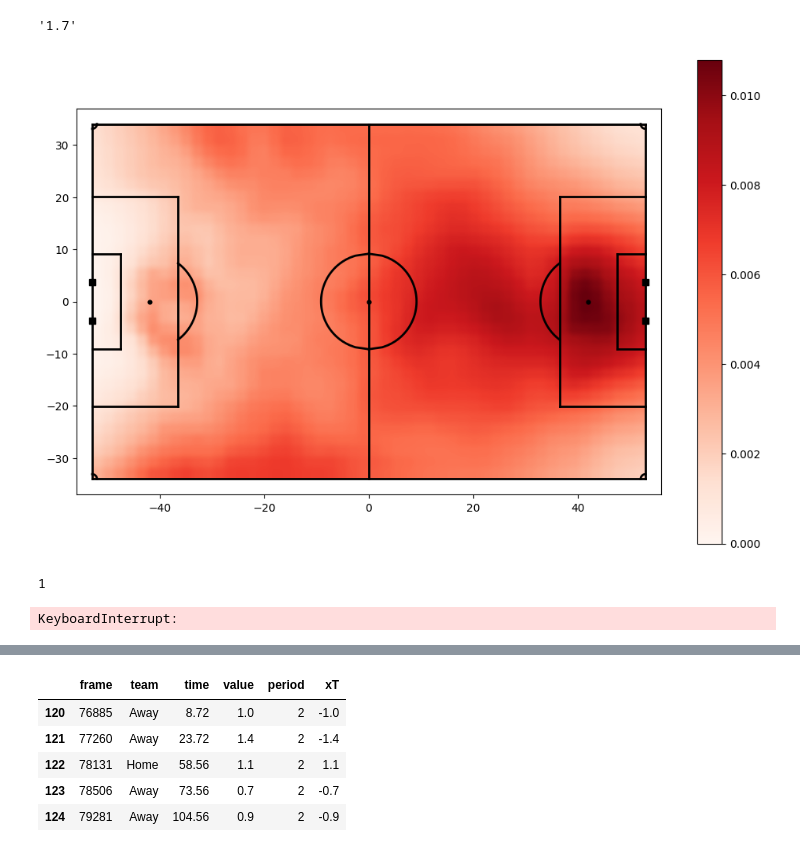
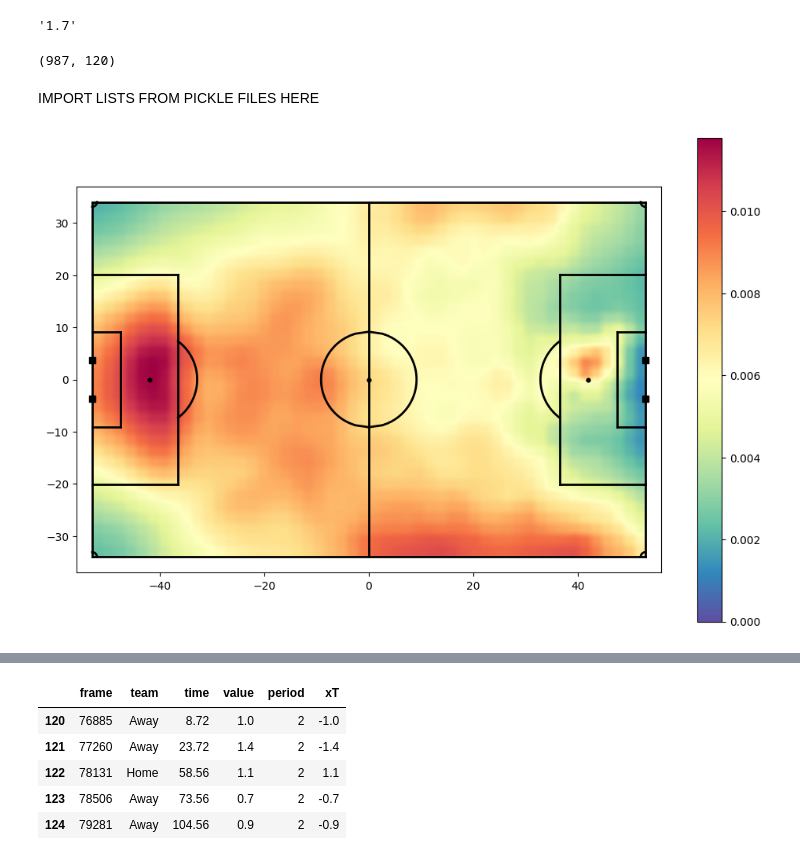
Before and after one commit to liammoore44/City-DS, a Jupyter notebook: notebooks/pitch_control_ss.ipynb, the cells around one changed output, grey strips where cells are left out. Drawn from its saved outputs; the diff is of its cells as text; code cells hidden in the pictures.

Commit message:
Data mapping and pitch control

```diff
--- a/notebooks/pitch_control_ss.ipynb
+++ b/notebooks/pitch_control_ss.ipynb
@@ -37,7 +37,7 @@ params=pc.parameters()
 # %%
 df = dataset.to_df()
 # %%
-frame = 14875
+frame = 15491
 attacking_team = df.loc[df.frame_id == frame, "ball_owning_team_id"].item().capitalize()
 attacking_team
 # %% [output]
@@ -110,20 +59,0 @@ plt.imshow(np.flipud(xT), extent=(xmin, xmax, np.amin(ygrid), np.amax(ygrid)),al
-# %%
-def generate_off_ball_scoring_opportunity_for_frame(frame, tracking_home, tracking_away, attacking_team, params, field_dimen = (106.,68.,), n_grid_cells_x = 50):
-
-    where_home_attacks = pc.where_home_team_attacks(tracking_home)
-    period=tracking_home.loc[frame]['Period']
-    if attacking_team=='Home':
-        if period==1:
-            where_attack=where_home_attacks
-        else:
-            where_attack=-where_home_attacks
-    else:
-        if period==1:
-            where_attack=-where_home_attacks
-        else:
-            where_attack=where_home_attacks
-
-    xG, xgrid, ygrid = generate_expected_threat_surface(where_attack, field_dimen = field_dimen, n_grid_cells_x = n_grid_cells_x)
-    rel_PPCF,xgrid,ygrid = viz.generate_relevant_pitch_for_frame(frame, tracking_home, tracking_away, attacking_team, params, field_dimen = field_dimen, n_grid_cells_x = n_grid_cells_x)
-
-    return(xG*rel_PPCF,xgrid,ygrid)
@@ -184,6 +86,10 @@ dataset = secondspectrum.load(
     only_alive=True)
 # %%
 x = dataset.to_df()
+# %%
+x[(x.ball_owning_team_id == "home") & (x.period_id == 1)].shape
+# %% [output]
+(987, 120)
 # %%
 frames = []
 team = []
@@ -217,7 +123,9 @@ with open('control_matrix_home_h2.pkl', 'wb') as f:
     pickle.dump(control_matrix_home_h2, f)
 with open('control_matrix_away_h2.pkl', 'wb') as f:
     pickle.dump(control_matrix_away_h2, f)
+# %% [markdown]
+IMPORT LISTS FROM PICKLE FILES HERE
 # %%
-result = np.zeros(control_matrix_away_h1[0].shape)
-for matrix in control_matrix_away_h1:
+result = np.zeros(control_matrix_home_h1[0].shape)
+for matrix in control_matrix_home_h1:
     result += matrix
@@ -230,19 +136,11 @@ xgrid = np.linspace( -field_dimen[0]/2., field_dimen[0]/2., 50)
 ygrid = np.linspace( -field_dimen[1]/2., field_dimen[1]/2., n_grid_cells_y )
 # %%
 fig,ax = viz.plot_pitch(field_color='white', field_dimen = field_dimen)
-im = ax.imshow(np.flipud(result), extent=(np.amin(xgrid), np.amax(xgrid), np.amin(ygrid), np.amax(ygrid)),interpolation='hanning',vmin=0.0,vmax=np.max(result),cmap="Reds")
+im = ax.imshow(np.flipud(result), extent=(np.amin(xgrid), np.amax(xgrid), np.amin(ygrid), np.amax(ygrid)),interpolation='hanning',vmin=0.0,vmax=np.max(result),cmap="Spectral_r")
 # Add colorbar
 cbar = fig.colorbar(im)
 # %% [output]
-[figure, old version]
+[figure, new version]
-# %%
-x.iloc[0].frame_id
-# %% [output]
-1
-# %%
-x["offballscore"] = x.apply(lambda row: round( np.sum(generate_off_ball_scoring_opportunity_for_frame(row.frame_id, tracking_home, tracking_away, attacking_team, params)[0]) * 100,1), axis =1)
-# %% [output]
-KeyboardInterrupt:
 # %%
 value_df = pd.DataFrame(
     {'frame': frames,
```
Also changed, not shown: parts of 37 cells of this notebook, 5 other files.
